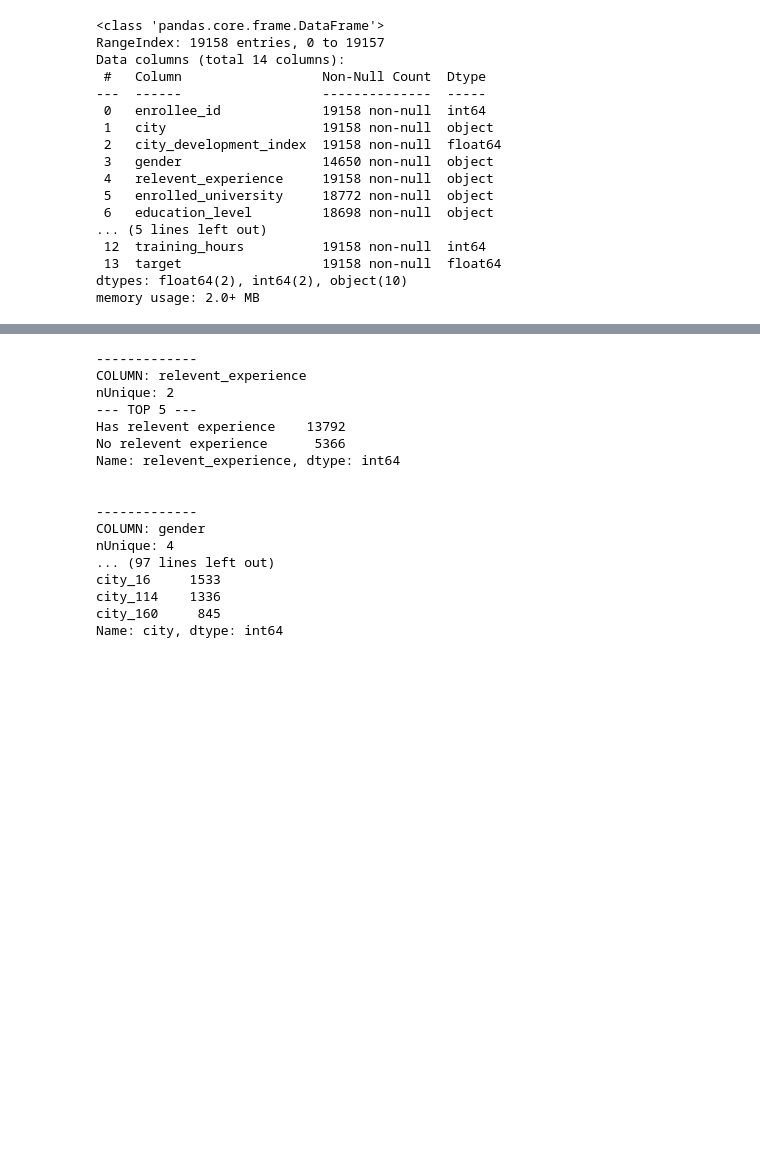
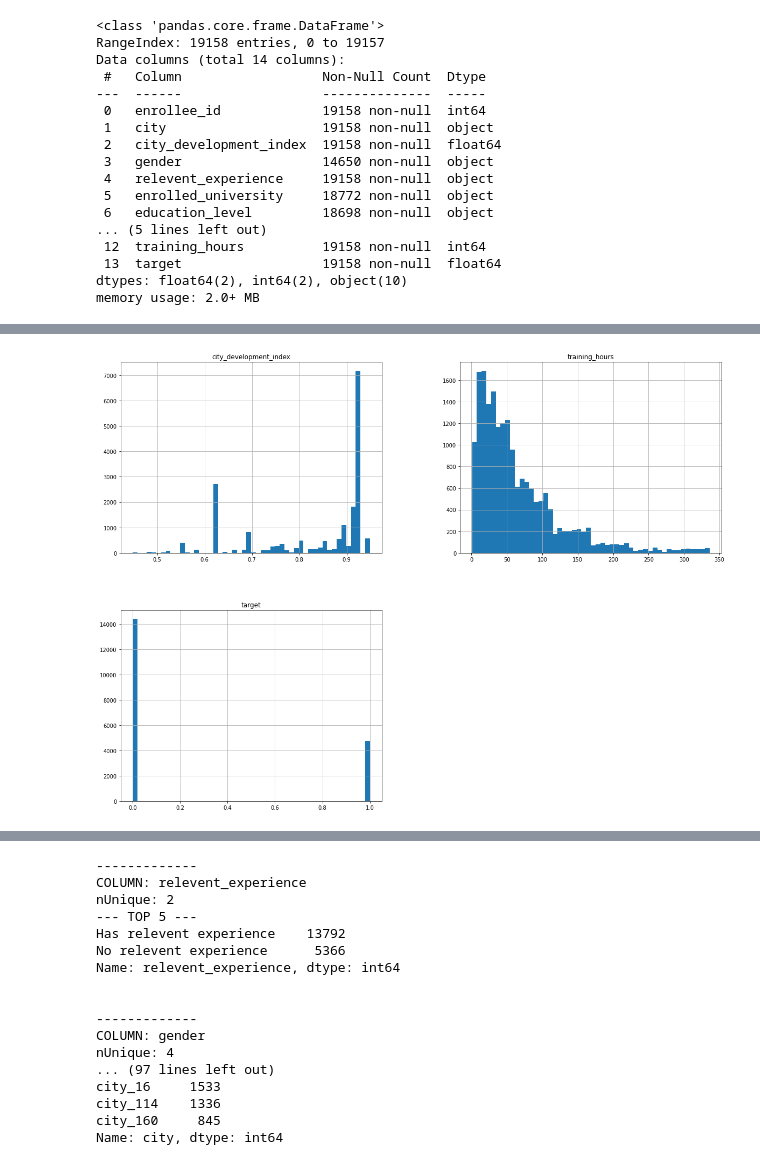
Before and after one commit to taylor-curran/job-changers, a Jupyter notebook: model.ipynb, the cells around one changed output, grey strips where cells are left out. Cells and saved outputs as stored; diff of their text form; code cells hidden in the pictures; blank space fills up the shorter version.

```diff
--- a/model.ipynb
+++ b/model.ipynb
@@ -124,4 +100,5 @@ memory usage: 2.0+ MB
 # %%
+# Label Nans in Categorical Variables
 def fill_categorical_nans(df):
     cat_columns = df.describe(exclude='number').columns
     for col in cat_columns:
@@ -131,4 +108,9 @@ def fill_categorical_nans(df):
 
 train = fill_categorical_nans(train)
 
-assert train.isna().sum().sum() == 0, 'There are Nans in Data Frame'
+from sklearn.impute import SimpleImputer
+imputer = SimpleImputer(strategy='median')
+numerical_cols = train.select_dtypes([np.number]).columns
+train[numerical_cols] = imputer.fit_transform(train[numerical_cols])
+
+assert train.isna().sum().sum() == 0, 'There are Nans in Data Frame.'
@@ -135,6 +131,8 @@ assert train.isna().sum().sum() == 0, 'There are Nans in Data Frame'
 # %%
-# # Plot Numerical Variables
-# %matplotlib inline
-# import matplotlib.pyplot as plt
-# train.drop('enrollee_id', axis=1).hist(bins=50, figsize=(20, 15))
-# plt.show()
+# Plot Numerical Variables
+%matplotlib inline
+import matplotlib.pyplot as plt
+train.drop('enrollee_id', axis=1).hist(bins=50, figsize=(20, 15))
+plt.show()
+# %% [output]
+[figure, added]
```
Also changed, not shown: parts of 32 cells of this notebook, 1 other file.
